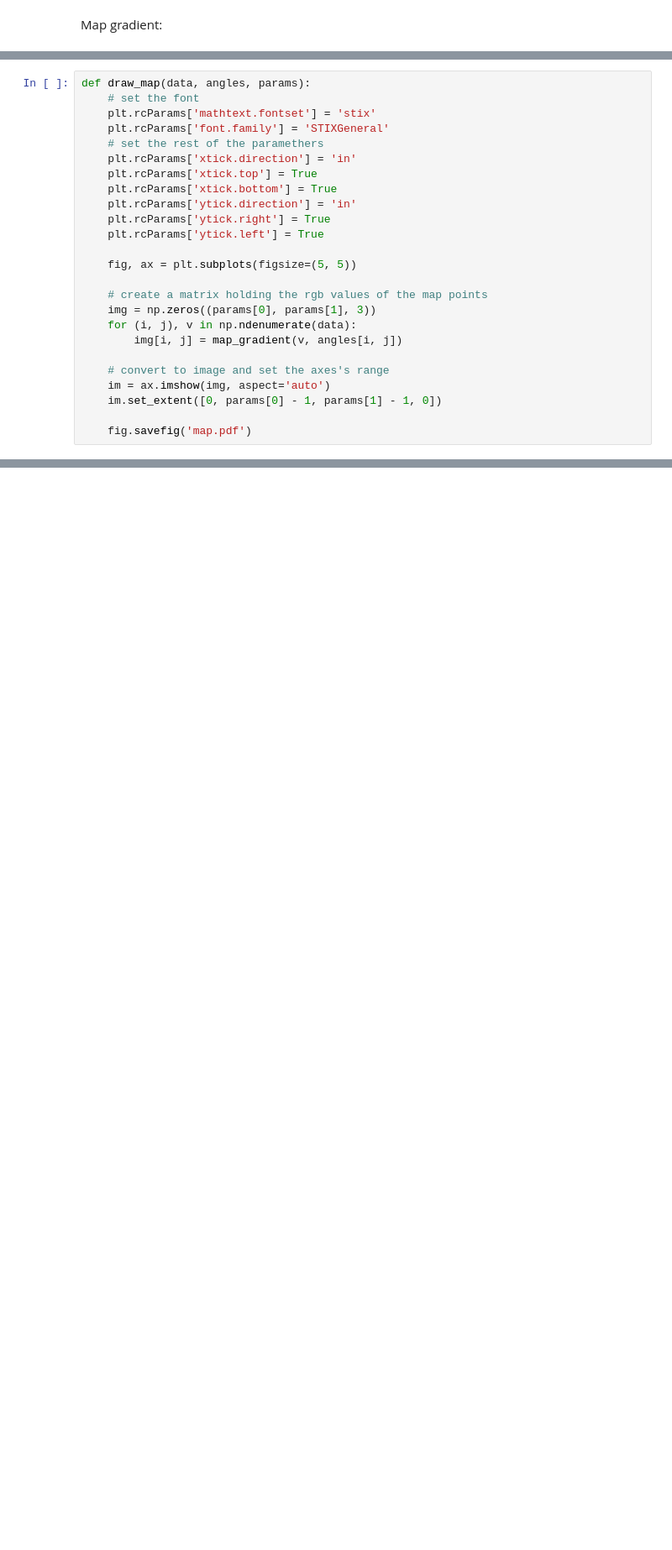
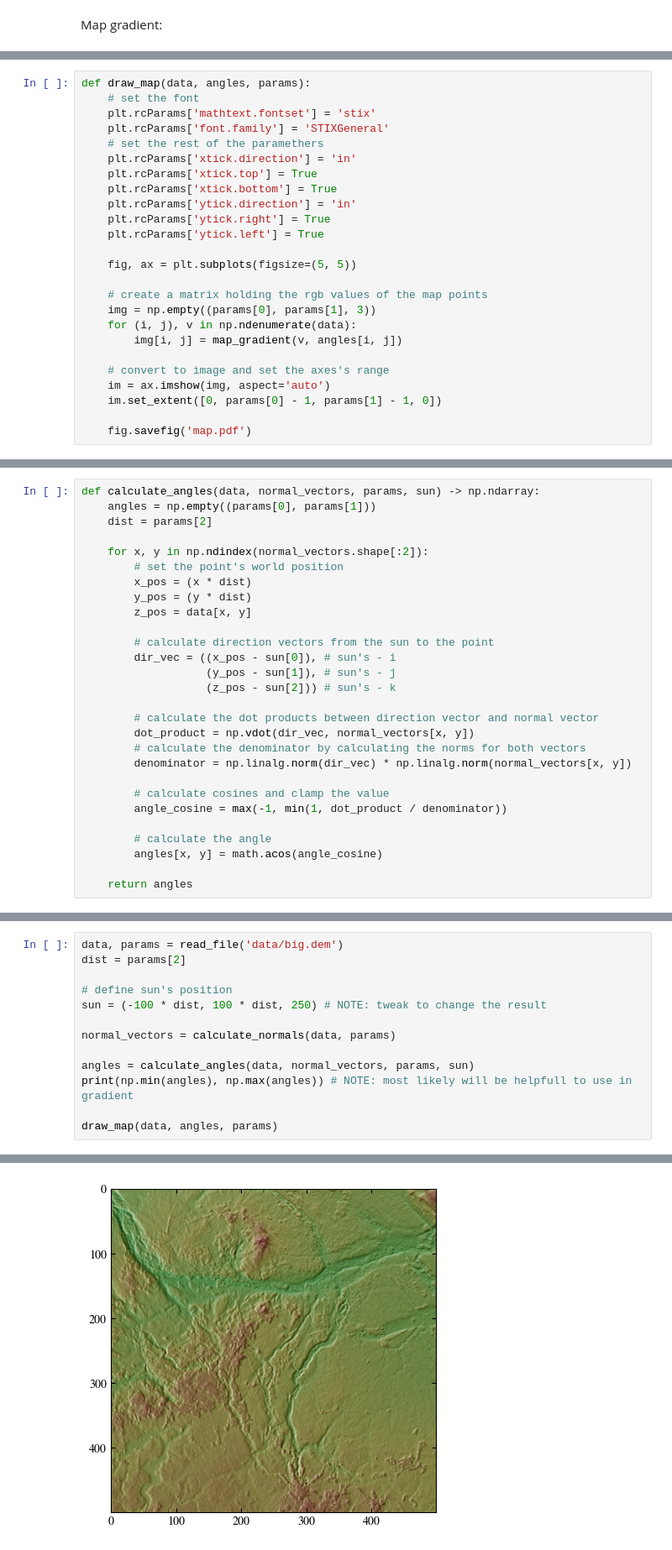
Before and after one commit to Frostyyyl/Human-computer-interaction, a Jupyter notebook: color_visualization/jupiter.ipynb, the cells around one changed output, grey strips where cells are left out. Shown: that part at 84% size. Cells and saved outputs as stored; diff of their text form; blank space fills up the shorter version.

```diff
--- a/color_visualization/jupiter.ipynb
+++ b/color_visualization/jupiter.ipynb
@@ -221,7 +190,7 @@ def draw_map(data, angles, params):
     fig, ax = plt.subplots(figsize=(5, 5))
 
     # create a matrix holding the rgb values of the map points
-    img = np.zeros((params[0], params[1], 3))
+    img = np.empty((params[0], params[1], 3))
     for (i, j), v in np.ndenumerate(data):
         img[i, j] = map_gradient(v, angles[i, j])
 
@@ -363,0 +236,28 @@ i: 2, j: 2, n: 1.573005371042027
+# %%
+def calculate_angles(data, normal_vectors, params, sun) -> np.ndarray:
+    angles = np.empty((params[0], params[1]))
+    dist = params[2]
+
+    for x, y in np.ndindex(normal_vectors.shape[:2]):
+        # set the point's world position
+        x_pos = (x * dist)
+        y_pos = (y * dist)
+        z_pos = data[x, y]
+
+        # calculate direction vectors from the sun to the point
+        dir_vec = ((x_pos - sun[0]), # sun's - i
+                   (y_pos - sun[1]), # sun's - j
+                   (z_pos - sun[2])) # sun's - k
+
+        # calculate the dot products between direction vector and normal vector
+        dot_product = np.vdot(dir_vec, normal_vectors[x, y])
+        # calculate the denominator by calculating the norms for both vectors
+        denominator = np.linalg.norm(dir_vec) * np.linalg.norm(normal_vectors[x, y])
+
+        # calculate cosines and clamp the value
+        angle_cosine = max(-1, min(1, dot_product / denominator))
+
+        # calculate the angle
+        angles[x, y] = math.acos(angle_cosine)
+
+    return angles
@@ -363,0 +266,14 @@ i: 2, j: 2, n: 1.573005371042027
+# %%
+data, params = read_file('data/big.dem')
+dist = params[2]
+
+# define sun's position
+sun = (-100 * dist, 100 * dist, 250) # NOTE: tweak to change the result
+
+normal_vectors = calculate_normals(data, params)
+
+angles = calculate_angles(data, normal_vectors, params, sun)
+print(np.min(angles), np.max(angles)) # NOTE: most likely will be helpfull to use in gradient
+
+draw_map(data, angles, params)
+# %% [output]
@@ -363,0 +281 @@ i: 2, j: 2, n: 1.573005371042027
+[figure, added]
```
Also changed, not shown: parts of 11 cells of this notebook, 3 other files.
